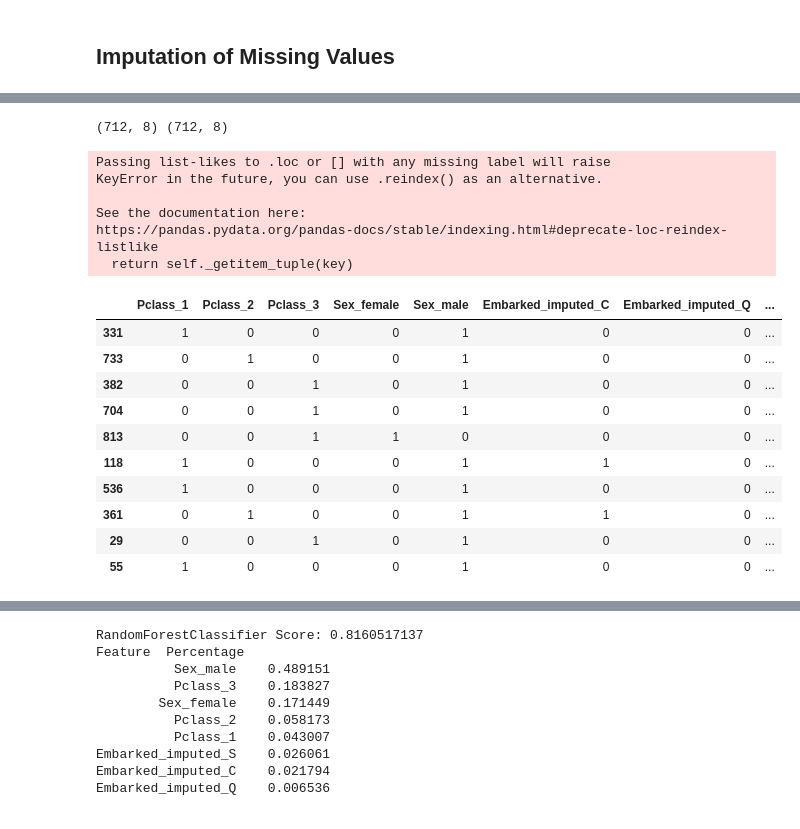
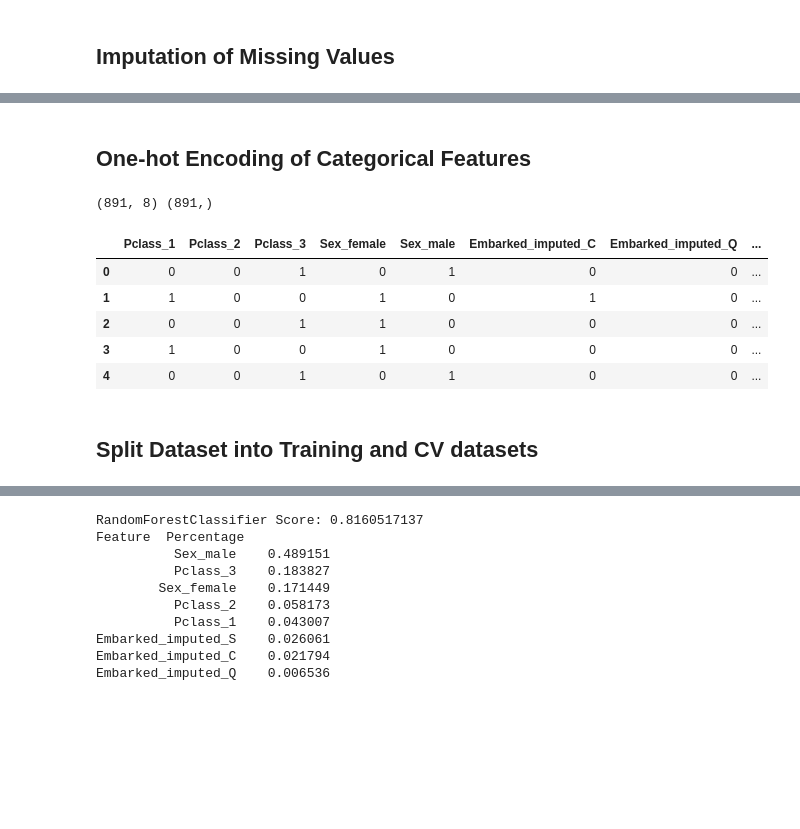
Before and after one commit to itudoben/kaggle-titanic, a Jupyter notebook: src/notebooks/titanic_dataset_survival.ipynb, the cells around one changed output, grey strips where cells are left out. Saved outputs shown, nothing was run; the diff lists cells and outputs as text; code cells hidden in the pictures; blank space fills up the shorter version.

```diff
--- a/src/notebooks/titanic_dataset_survival.ipynb
+++ b/src/notebooks/titanic_dataset_survival.ipynb
@@ -240,5 +189,0 @@ dtype: object
-# %%
-df_tmp = pd.get_dummies(X_train2, columns=['Pclass','Sex'])
-
-# Shows only the numeric stats.
-df_tmp.describe()
@@ -365,11 +298,11 @@ DataPreparator.impute = lambda self, df, df_for_fit, strategy='mean', column=Non
 # model_imp2.transform(np.array([X_test[cc]]).transpose())
 
 # print(X_train.query('Age != Age').loc[:, ['PassengerId','Age']].iloc[:10, :])
-X_imp = data_prep.impute(X_train2, X_train2, column='Age')
-# X_imp = data_prep.impute(X_imp, X_train2, column='Cabin', strategy='most_frequent')
-X_imp = data_prep.impute(X_imp, X_train2, column='Embarked', strategy='most_frequent')
+df_tmp = data_prep.impute(df, df, column='Age')
+df_tmp = data_prep.impute(df_tmp, df, column='Cabin', strategy='most_frequent')
+df_tmp = data_prep.impute(df_tmp, df, column='Embarked', strategy='most_frequent')
 
-print(X_train2.shape, X_imp.shape)
+print(df.shape, df_tmp.shape)
 
-print_missing_values(X_imp, 0)
+print_missing_values(df_tmp, 0)
 # %% [output]
@@ -388,0 +326,15 @@ dtype: int64
+# %%
+# First keep the columns of interest.
+
+def select_features(df):
+    _columns_to_keep = list(set(df.columns) - set(['PassengerId', 'Name', 'Cabin']))
+    return df.loc[:, _columns_to_keep]
+
+# Add the function as a class method to the DataPreparator.
+DataPreparator.select_features = lambda self, df: select_features(df)
+# %%
+df_tmp = data_prep.select_features(df_tmp)
+
+# Applying per column:
+print_missing_values(df_tmp, 0)
+print(df_tmp.dtypes)
@@ -389,37 +359,32 @@ dtype: int64
+# %% [markdown]
+## One-hot Encoding of Categorical Features
 # %%
-def create_X(df, features='Sex,Fare'.split(',')):
+def get_one_hot(df, features='Sex,Fare'.split(',')):
     """
     Does the one-hot vectorization of features.
     """
     X = df.loc[:, features]
 
     # Use one-hot encoding for categorical data.
     return pd.get_dummies(X, columns=features)
 
 # Add the one-hot method to the DataPreparator class.
-DataPreparator.create_X_dummies = lambda self, df, features=[]: create_X(df, features)
+DataPreparator.get_one_hot = lambda self, df, features=[]: get_one_hot(df, features)
 
 # Prepare the data sets.
-X = data_prep.create_X_dummies(X_imp, features=['Pclass', 'Sex', 'Cabin_imputed', 'Embarked_imputed'])
-Y = X_train.loc[:, 'Survived']
-print(X_imp.shape, X.shape)
-X.iloc[:10,:]
+X_final = data_prep.get_one_hot(df_tmp, features=['Pclass', 'Sex', 'Embarked_imputed']) # 'Cabin_imputed',
+Y_final = df_tmp.loc[:, 'Survived']
+
+# Check data.
+print(X_final.shape, Y_final.shape)
+X_final.iloc[:5,]
 # %% [output]
-(712, 8) (712, 8)
+(891, 8) (891,)
-Passing list-likes to .loc or [] with any missing label will raise
-KeyError in the future, you can use .reindex() as an alternative.
-
-See the documentation here:
-https://pandas.pydata.org/pandas-docs/stable/indexing.html#deprecate-loc-reindex-listlike
-  return self._getitem_tuple(key)
 |  | Pclass_1 | Pclass_2 | Pclass_3 | Sex_female | Sex_male | Embarked_imputed_C | Embarked_imputed_Q | ... |
-| 331 | 1 | 0 | 0 | 0 | 1 | 0 | 0 | ... |
-| 733 | 0 | 1 | 0 | 0 | 1 | 0 | 0 | ... |
-| 382 | 0 | 0 | 1 | 0 | 1 | 0 | 0 | ... |
-| 704 | 0 | 0 | 1 | 0 | 1 | 0 | 0 | ... |
-| 813 | 0 | 0 | 1 | 1 | 0 | 0 | 0 | ... |
-| 118 | 1 | 0 | 0 | 0 | 1 | 1 | 0 | ... |
-| 536 | 1 | 0 | 0 | 0 | 1 | 0 | 0 | ... |
-| 361 | 0 | 1 | 0 | 0 | 1 | 1 | 0 | ... |
-| 29 | 0 | 0 | 1 | 0 | 1 | 0 | 0 | ... |
-| 55 | 1 | 0 | 0 | 0 | 1 | 0 | 0 | ... |
+| 0 | 0 | 0 | 1 | 0 | 1 | 0 | 0 | ... |
+| 1 | 1 | 0 | 0 | 1 | 0 | 1 | 0 | ... |
+| 2 | 0 | 0 | 1 | 1 | 0 | 0 | 0 | ... |
+| 3 | 1 | 0 | 0 | 1 | 0 | 0 | 0 | ... |
+| 4 | 0 | 0 | 1 | 0 | 1 | 0 | 0 | ... |
+# %% [markdown]
+## Split Dataset into Training and CV datasets
```
Also changed, not shown: parts of 35 cells of this notebook.
